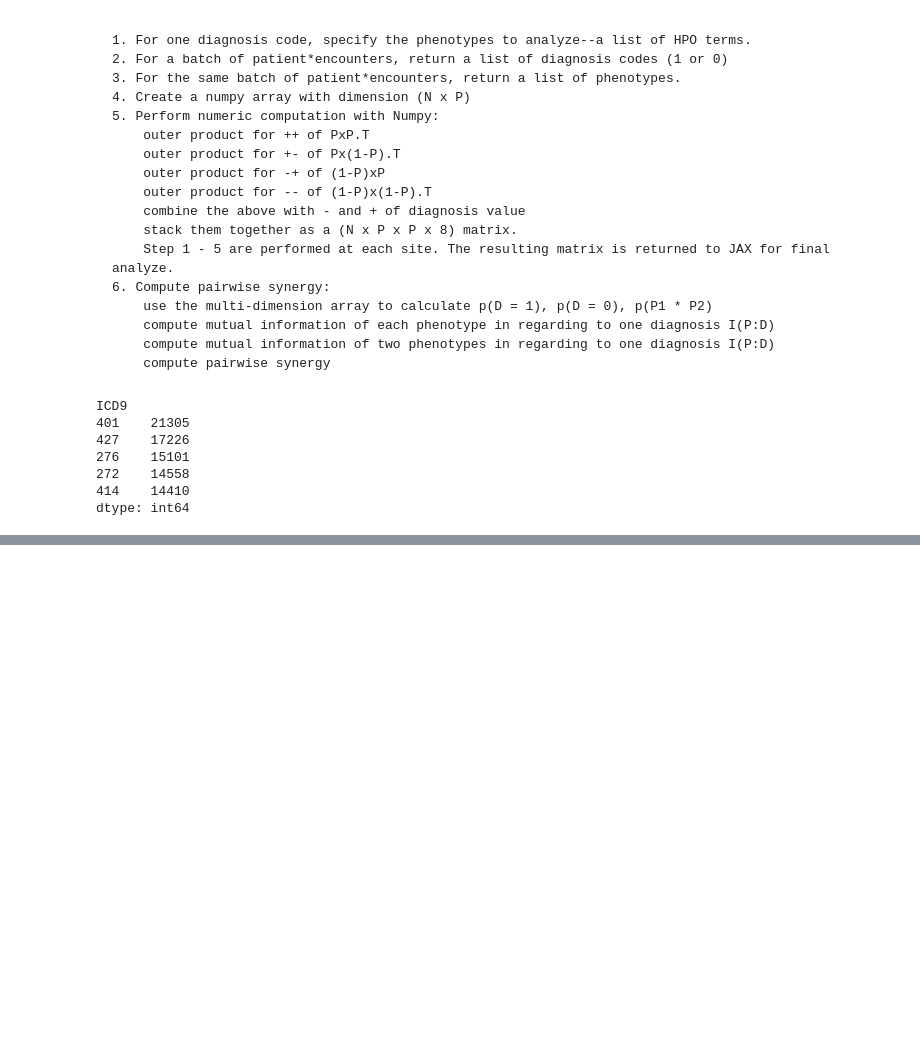
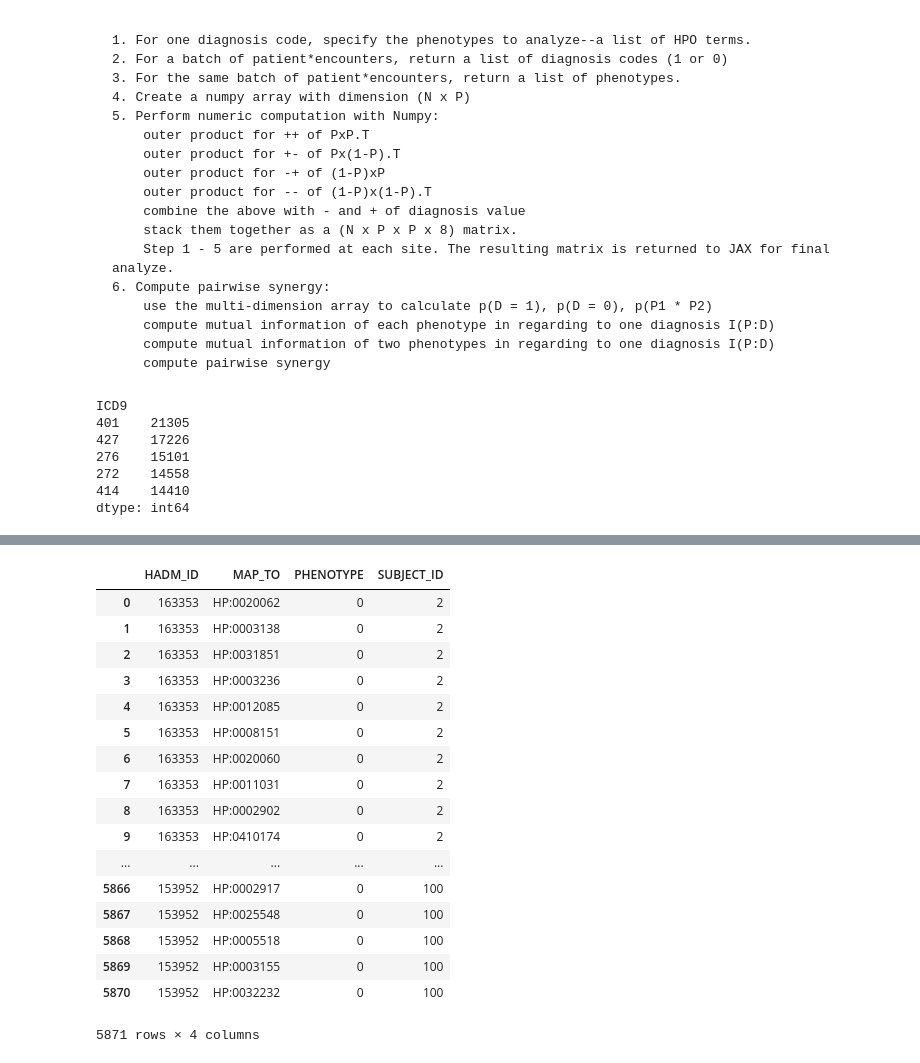
Before and after one commit to TheJacksonLaboratory/MIMIC_HPO, a Jupyter notebook: src/main/resources/mutual_info.ipynb, the cells around one changed output, grey strips where cells are left out. Drawn from its saved outputs; the diff is of its cells as text; code cells hidden in the pictures; blank space fills up the shorter version.

```diff
--- a/src/main/resources/mutual_info.ipynb
+++ b/src/main/resources/mutual_info.ipynb
@@ -1273,0 +1349,4 @@ start = 58900; end = 58976; actual batch size = 76
+# %%
+phenotyle_profile = pd.read_sql_query('''
+        SELECT a.SUBJECT_ID, a.HADM_ID, p.MAP_TO FROM p RIGHT JOIN a ON p.SUBJECT_ID = a.SUBJECT_ID and p.HADM_ID = a.HADM_ID''', mydb)
+phenotyle_profile
@@ -1273,0 +1372,15 @@ start = 58900; end = 58976; actual batch size = 76
+# %%
+cursor.execute('DROP TEMPORARY TABLE IF EXISTS a')
+cursor.execute('''
+    CREATE TEMPORARY TABLE a
+    SELECT DISTINCT SUBJECT_ID, HADM_ID FROM admissions WHERE SUBJECT_ID BETWEEN {} AND {}
+'''.format(start_index, end_index))
+diagnosisList = pd.read_sql_query('''
+            SELECT
+                a.SUBJECT_ID, a.HADM_ID, IF(d.DIAGNOSIS IS NULL, '0', '1') AS DIAGNOSIS
+            FROM
+                a
+            LEFT JOIN
+                d ON a.SUBJECT_ID = d.SUBJECT_ID AND a.HADM_ID = d.HADM_ID
+            ''', mydb)
+diagnosisList
@@ -1274 +1426,27 @@ start = 58900; end = 58976; actual batch size = 76
+# %%
+dr = pd.DataFrame(data = {'SUBJECT_ID': np.repeat(diagnosisList.SUBJECT_ID, len(phenoSet)), \
+                         'HADM_ID': np.repeat(diagnosisList.HADM_ID, len(phenoSet)), \
+                         'MAP_TO': np.tile(phenoSet, 103),
+                         'PHENOTYPE': 0})
+# %%
+dr.merge(phenotyle_profile, how = 'left', on = ['SUBJECT_ID', 'HADM_ID', 'MAP_TO'])
+# %% [output]
+|  | HADM_ID | MAP_TO | PHENOTYPE | SUBJECT_ID |
+| 0 | 163353 | HP:0020062 | 0 | 2 |
+| 1 | 163353 | HP:0003138 | 0 | 2 |
+| 2 | 163353 | HP:0031851 | 0 | 2 |
+| 3 | 163353 | HP:0003236 | 0 | 2 |
+| 4 | 163353 | HP:0012085 | 0 | 2 |
+| 5 | 163353 | HP:0008151 | 0 | 2 |
+| 6 | 163353 | HP:0020060 | 0 | 2 |
+| 7 | 163353 | HP:0011031 | 0 | 2 |
+| 8 | 163353 | HP:0002902 | 0 | 2 |
+| 9 | 163353 | HP:0410174 | 0 | 2 |
+| ... | ... | ... | ... | ... |
+| 5866 | 153952 | HP:0002917 | 0 | 100 |
+| 5867 | 153952 | HP:0025548 | 0 | 100 |
+| 5868 | 153952 | HP:0005518 | 0 | 100 |
+| 5869 | 153952 | HP:0003155 | 0 | 100 |
+| 5870 | 153952 | HP:0032232 | 0 | 100 |
+5871 rows × 4 columns
 # %%
```
Also changed, not shown: parts of 8 cells of this notebook.
